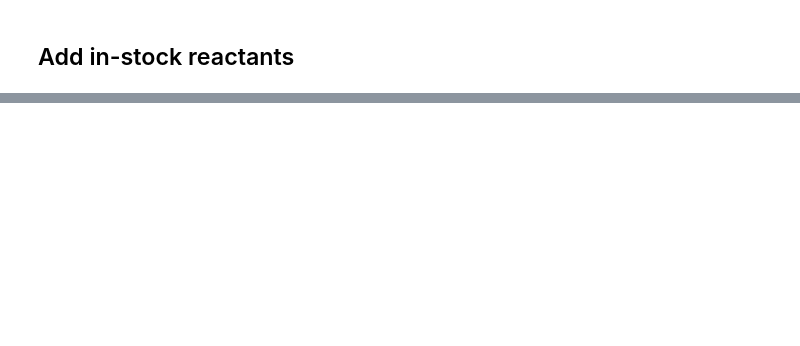
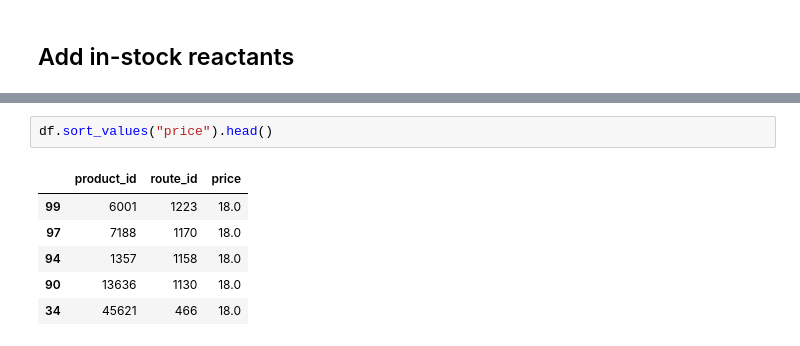
Before and after one commit to xchem/openbind-hippo, a Jupyter notebook: a71ev2a/c01i_rgen_prep.ipynb, the cells around one changed output, grey strips where cells are left out. Drawn from its saved outputs; the diff is of its cells as text; blank space fills up the shorter version.

```diff
--- a/a71ev2a/c01i_rgen_prep.ipynb
+++ b/a71ev2a/c01i_rgen_prep.ipynb
@@ -172,0 +313,9 @@ mrich.success("Done")
+# %%
+df.sort_values("price").head()
+# %% [output]
+|  | product_id | route_id | price |
+| 99 | 6001 | 1223 | 18.0 |
+| 97 | 7188 | 1170 | 18.0 |
+| 94 | 1357 | 1158 | 18.0 |
+| 90 | 13636 | 1130 | 18.0 |
+| 34 | 45621 | 466 | 18.0 |
```
Also changed, not shown: parts of 51 cells of this notebook, 13 other files.
